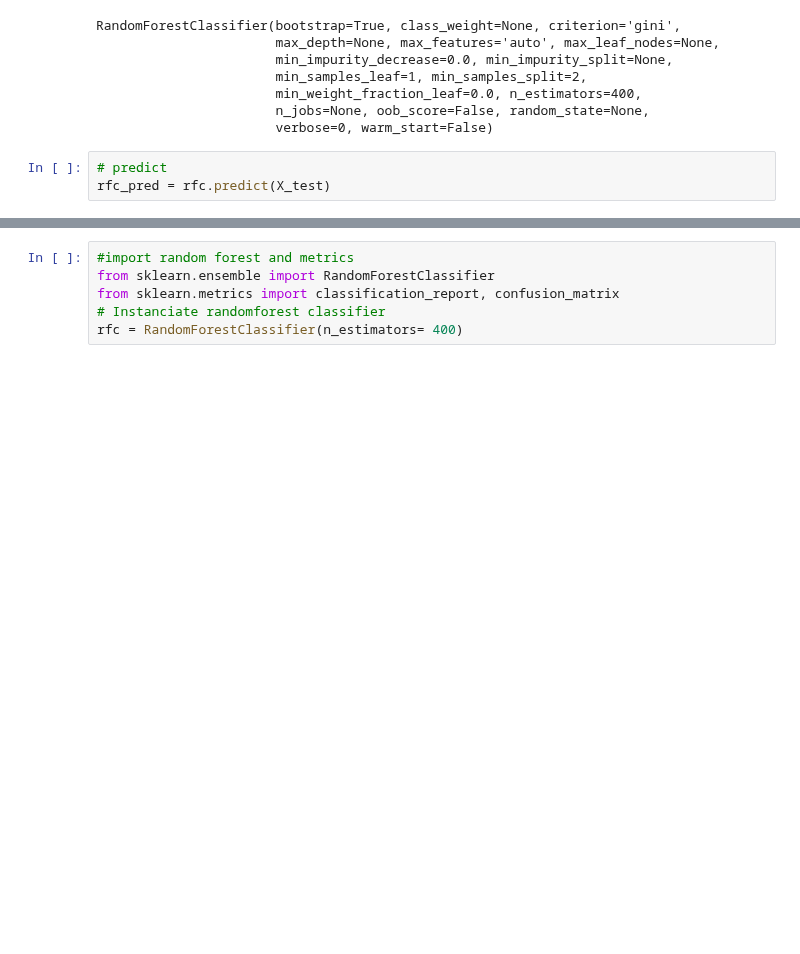
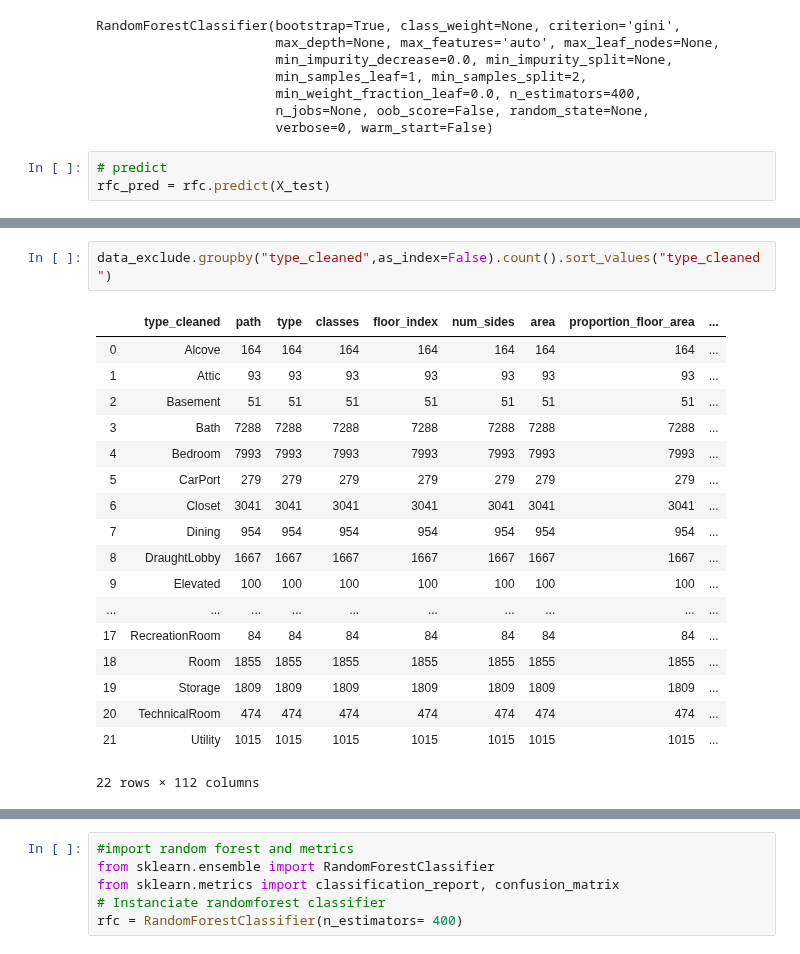
Before and after one commit to cltarchitecture/2021-spring-studio-lab, a Jupyter notebook: Machine Learning/RandomForest.ipynb, the cells around one changed output, grey strips where cells are left out. Drawn from its saved outputs; the diff is of its cells as text; blank space fills up the shorter version.

```diff
--- a/Machine Learning/RandomForest.ipynb
+++ b/Machine Learning/RandomForest.ipynb
@@ -117,0 +130,21 @@ data.shape
+# %%
+data_exclude.groupby("type_cleaned",as_index=False).count().sort_values("type_cleaned")
+# %% [output]
+|  | type_cleaned | path | type | classes | floor_index | num_sides | area | proportion_floor_area | ... |
+| 0 | Alcove | 164 | 164 | 164 | 164 | 164 | 164 | 164 | ... |
+| 1 | Attic | 93 | 93 | 93 | 93 | 93 | 93 | 93 | ... |
+| 2 | Basement | 51 | 51 | 51 | 51 | 51 | 51 | 51 | ... |
+| 3 | Bath | 7288 | 7288 | 7288 | 7288 | 7288 | 7288 | 7288 | ... |
+| 4 | Bedroom | 7993 | 7993 | 7993 | 7993 | 7993 | 7993 | 7993 | ... |
+| 5 | CarPort | 279 | 279 | 279 | 279 | 279 | 279 | 279 | ... |
+| 6 | Closet | 3041 | 3041 | 3041 | 3041 | 3041 | 3041 | 3041 | ... |
+| 7 | Dining | 954 | 954 | 954 | 954 | 954 | 954 | 954 | ... |
+| 8 | DraughtLobby | 1667 | 1667 | 1667 | 1667 | 1667 | 1667 | 1667 | ... |
+| 9 | Elevated | 100 | 100 | 100 | 100 | 100 | 100 | 100 | ... |
+| ... | ... | ... | ... | ... | ... | ... | ... | ... | ... |
+| 17 | RecreationRoom | 84 | 84 | 84 | 84 | 84 | 84 | 84 | ... |
+| 18 | Room | 1855 | 1855 | 1855 | 1855 | 1855 | 1855 | 1855 | ... |
+| 19 | Storage | 1809 | 1809 | 1809 | 1809 | 1809 | 1809 | 1809 | ... |
+| 20 | TechnicalRoom | 474 | 474 | 474 | 474 | 474 | 474 | 474 | ... |
+| 21 | Utility | 1015 | 1015 | 1015 | 1015 | 1015 | 1015 | 1015 | ... |
+22 rows × 112 columns
```
Also changed, not shown: parts of 15 cells of this notebook.
